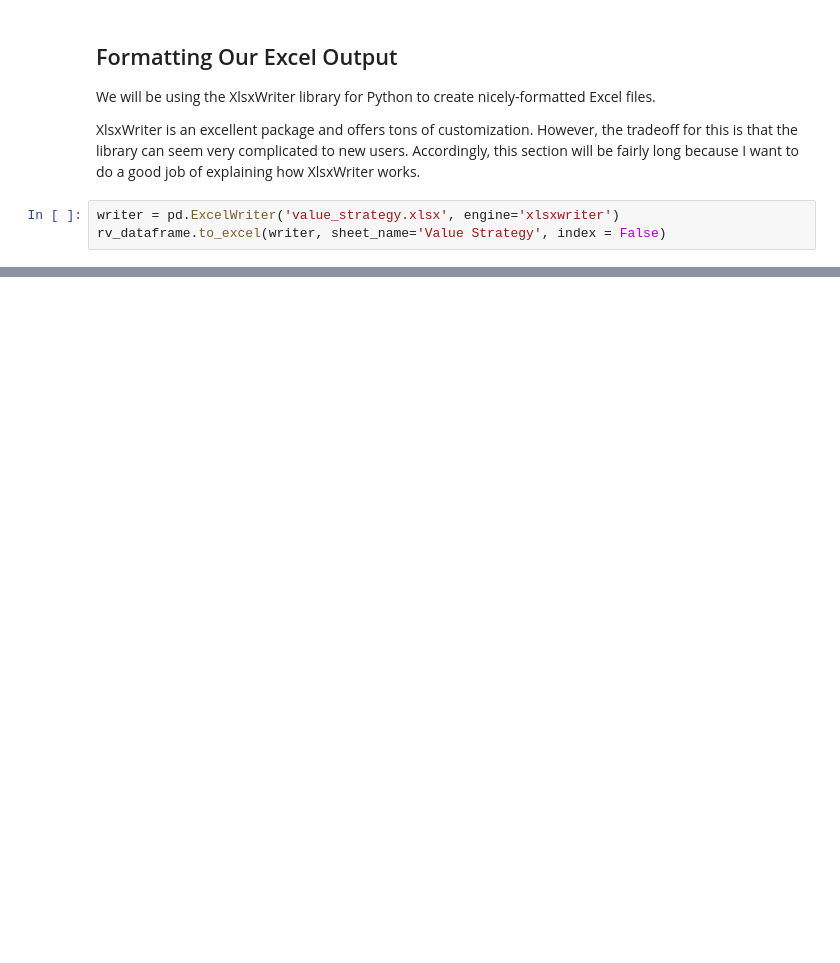
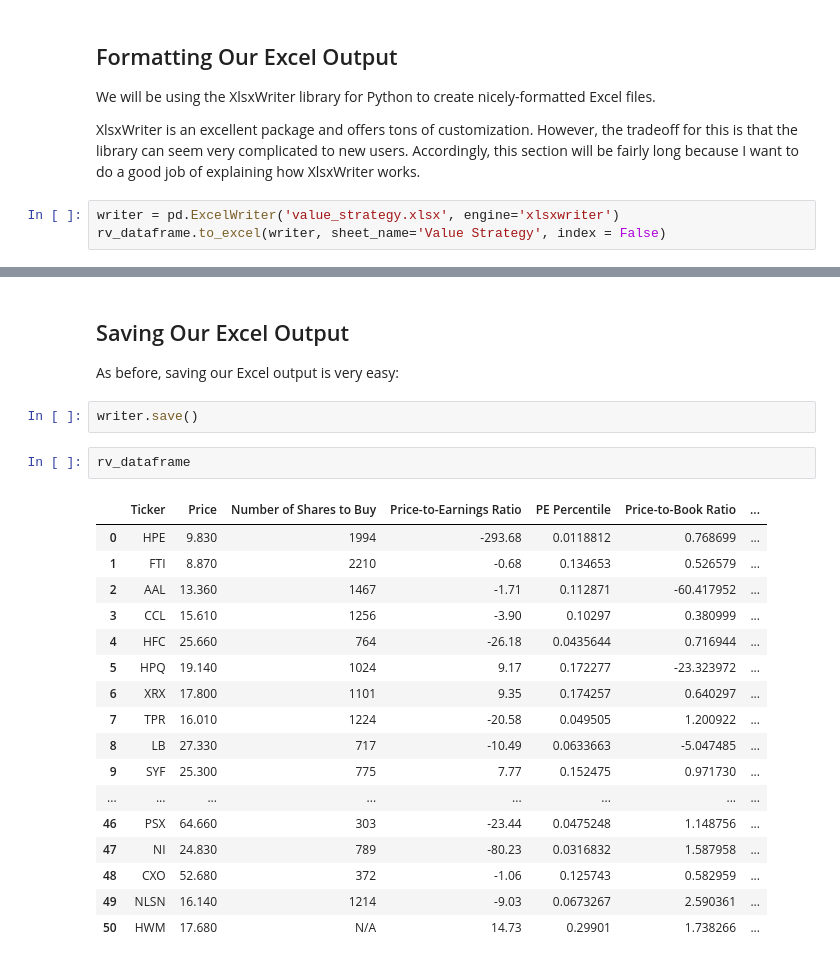
Before and after one commit to stevenperez2057/software-algorithmic-trading-python, a Jupyter notebook: finished_files/003_quantitative_value_strategy.ipynb, the cells around one changed output, grey strips where cells are left out. Saved outputs shown, nothing was run; the diff lists cells and outputs as text; blank space fills up the shorter version.

```diff
--- a/finished_files/003_quantitative_value_strategy.ipynb
+++ b/finished_files/003_quantitative_value_strategy.ipynb
@@ -562,0 +583,25 @@ percent_template = writer.book.add_format(
+# %% [markdown]
+## Saving Our Excel Output
+As before, saving our Excel output is very easy:
+# %%
+writer.save()
+# %%
+rv_dataframe
+# %% [output]
+|  | Ticker | Price | Number of Shares to Buy | Price-to-Earnings Ratio | PE Percentile | Price-to-Book Ratio | ... |
+| 0 | HPE | 9.830 | 1994 | -293.68 | 0.0118812 | 0.768699 | ... |
+| 1 | FTI | 8.870 | 2210 | -0.68 | 0.134653 | 0.526579 | ... |
+| 2 | AAL | 13.360 | 1467 | -1.71 | 0.112871 | -60.417952 | ... |
+| 3 | CCL | 15.610 | 1256 | -3.90 | 0.10297 | 0.380999 | ... |
+| 4 | HFC | 25.660 | 764 | -26.18 | 0.0435644 | 0.716944 | ... |
+| 5 | HPQ | 19.140 | 1024 | 9.17 | 0.172277 | -23.323972 | ... |
+| 6 | XRX | 17.800 | 1101 | 9.35 | 0.174257 | 0.640297 | ... |
+| 7 | TPR | 16.010 | 1224 | -20.58 | 0.049505 | 1.200922 | ... |
+| 8 | LB | 27.330 | 717 | -10.49 | 0.0633663 | -5.047485 | ... |
+| 9 | SYF | 25.300 | 775 | 7.77 | 0.152475 | 0.971730 | ... |
+| ... | ... | ... | ... | ... | ... | ... | ... |
+| 46 | PSX | 64.660 | 303 | -23.44 | 0.0475248 | 1.148756 | ... |
+| 47 | NI | 24.830 | 789 | -80.23 | 0.0316832 | 1.587958 | ... |
+| 48 | CXO | 52.680 | 372 | -1.06 | 0.125743 | 0.582959 | ... |
+| 49 | NLSN | 16.140 | 1214 | -9.03 | 0.0673267 | 2.590361 | ... |
+| 50 | HWM | 17.680 | N/A | 14.73 | 0.29901 | 1.738266 | ... |
```
Also changed, not shown: parts of 15 cells of this notebook, 1 other file.
